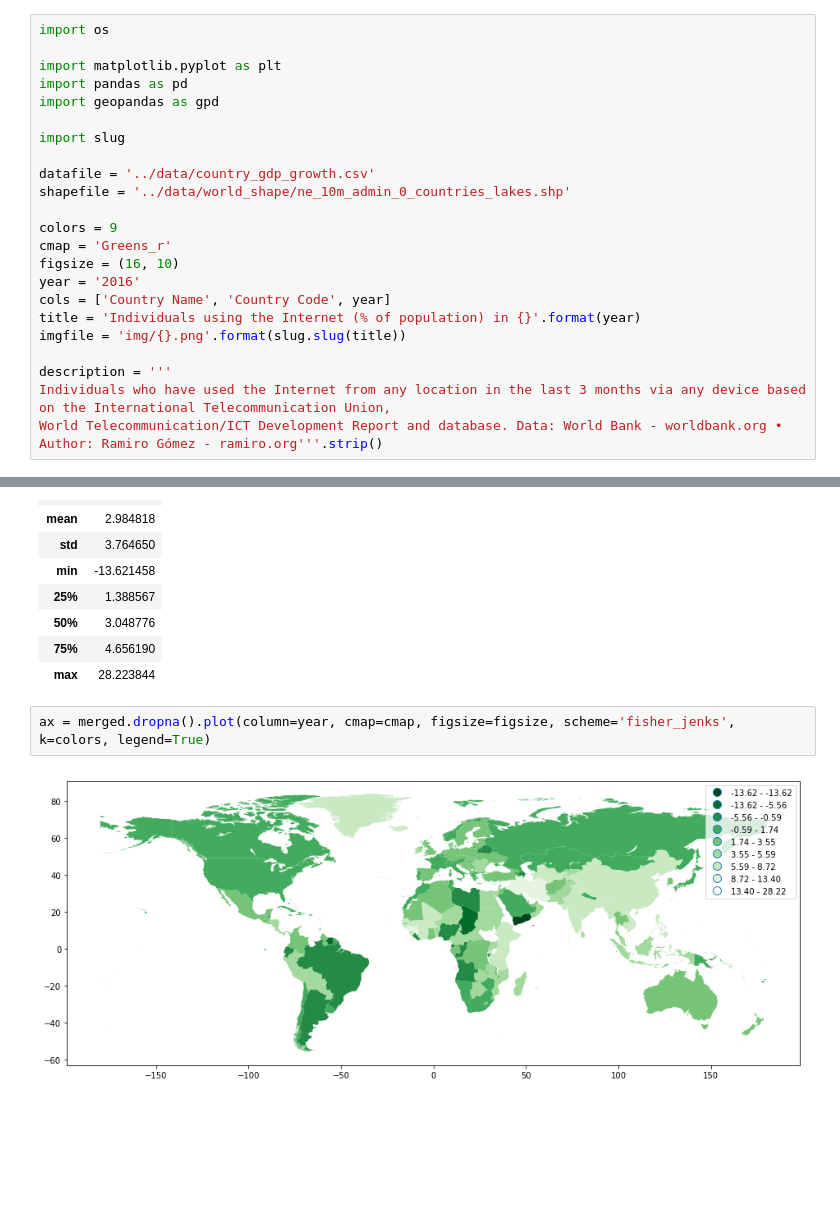
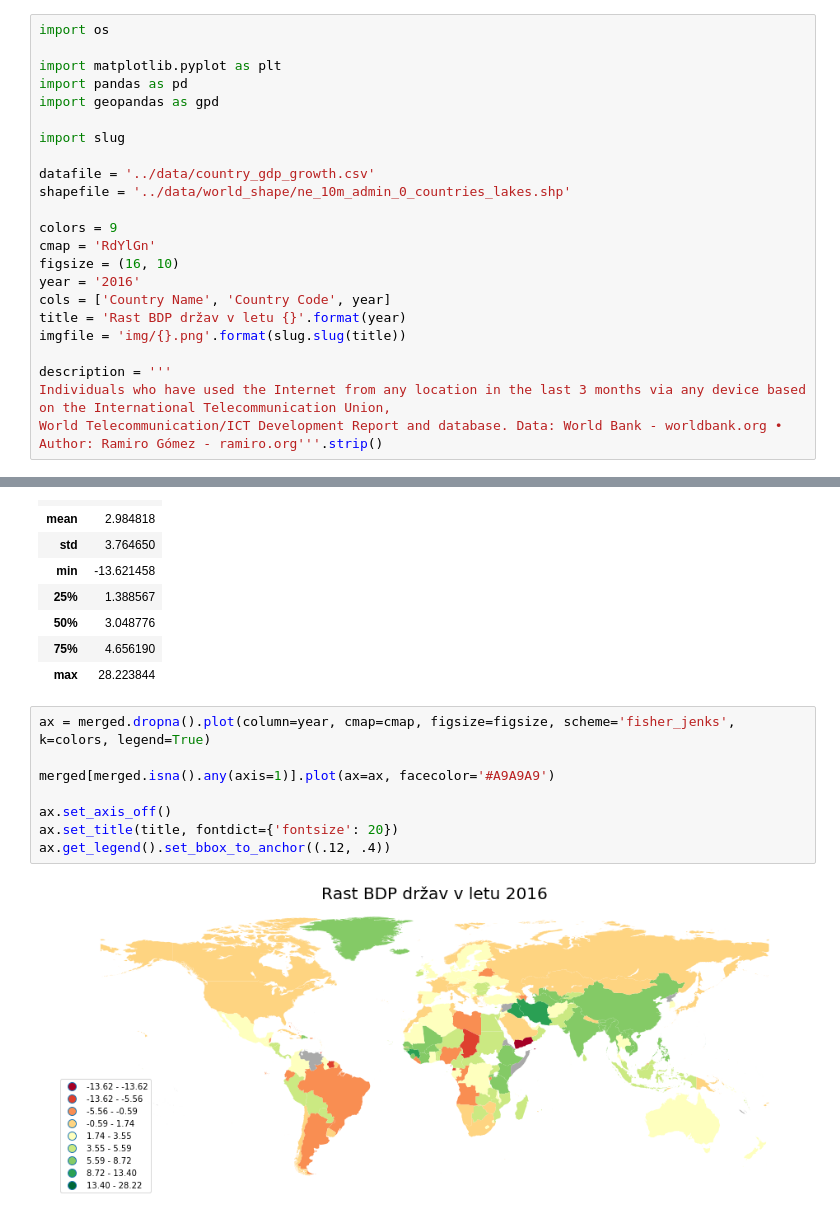
Before and after one commit to db8349/PR19DB, a Jupyter notebook: src/analysis 2008.ipynb, the cells around one changed output, grey strips where cells are left out. Drawn from its saved outputs; the diff is of its cells as text; blank space fills up the shorter version.

Commit message:
Got the color map to go from red to green for GDP

```diff
--- a/src/analysis 2008.ipynb
+++ b/src/analysis 2008.ipynb
@@ -11,11 +11,11 @@ datafile = '../data/country_gdp_growth.csv'
 shapefile = '../data/world_shape/ne_10m_admin_0_countries_lakes.shp'
 
 colors = 9
-cmap = 'Greens_r'
+cmap = 'RdYlGn'
 figsize = (16, 10)
 year = '2016'
 cols = ['Country Name', 'Country Code', year]
-title = 'Individuals using the Internet (% of population) in {}'.format(year)
+title = 'Rast BDP držav v letu {}'.format(year)
 imgfile = 'img/{}.png'.format(slug.slug(title))
 
 description = '''
@@ -56,5 +56,11 @@ merged.describe()
 | max | 28.223844 |
 # %%
 ax = merged.dropna().plot(column=year, cmap=cmap, figsize=figsize, scheme='fisher_jenks', k=colors, legend=True)
+
+merged[merged.isna().any(axis=1)].plot(ax=ax, facecolor='#A9A9A9')
+
+ax.set_axis_off()
+ax.set_title(title, fontdict={'fontsize': 20})
+ax.get_legend().set_bbox_to_anchor((.12, .4))
 # %% [output]
-[figure, old version]
+[figure, new version]
```
Also changed, not shown: parts of 1 cell of this notebook.
